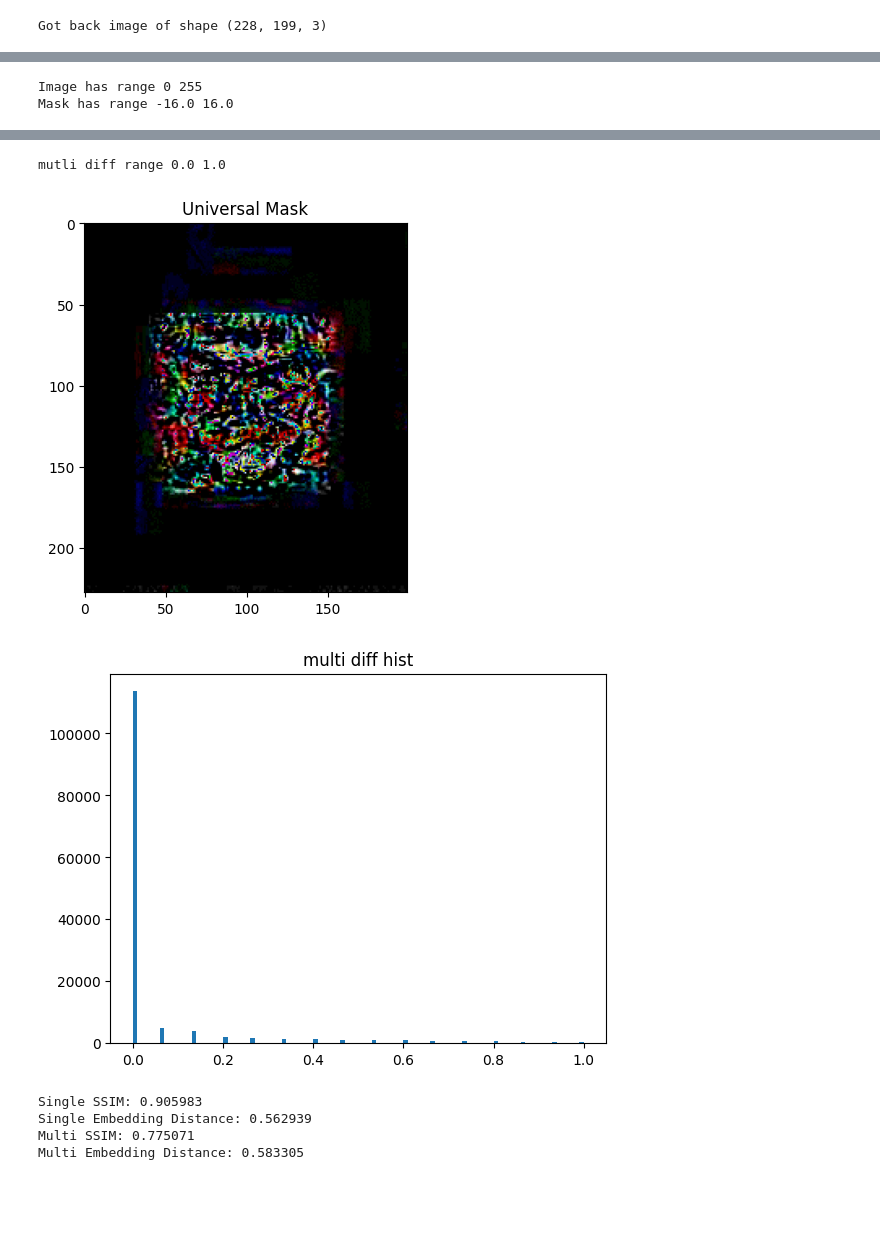
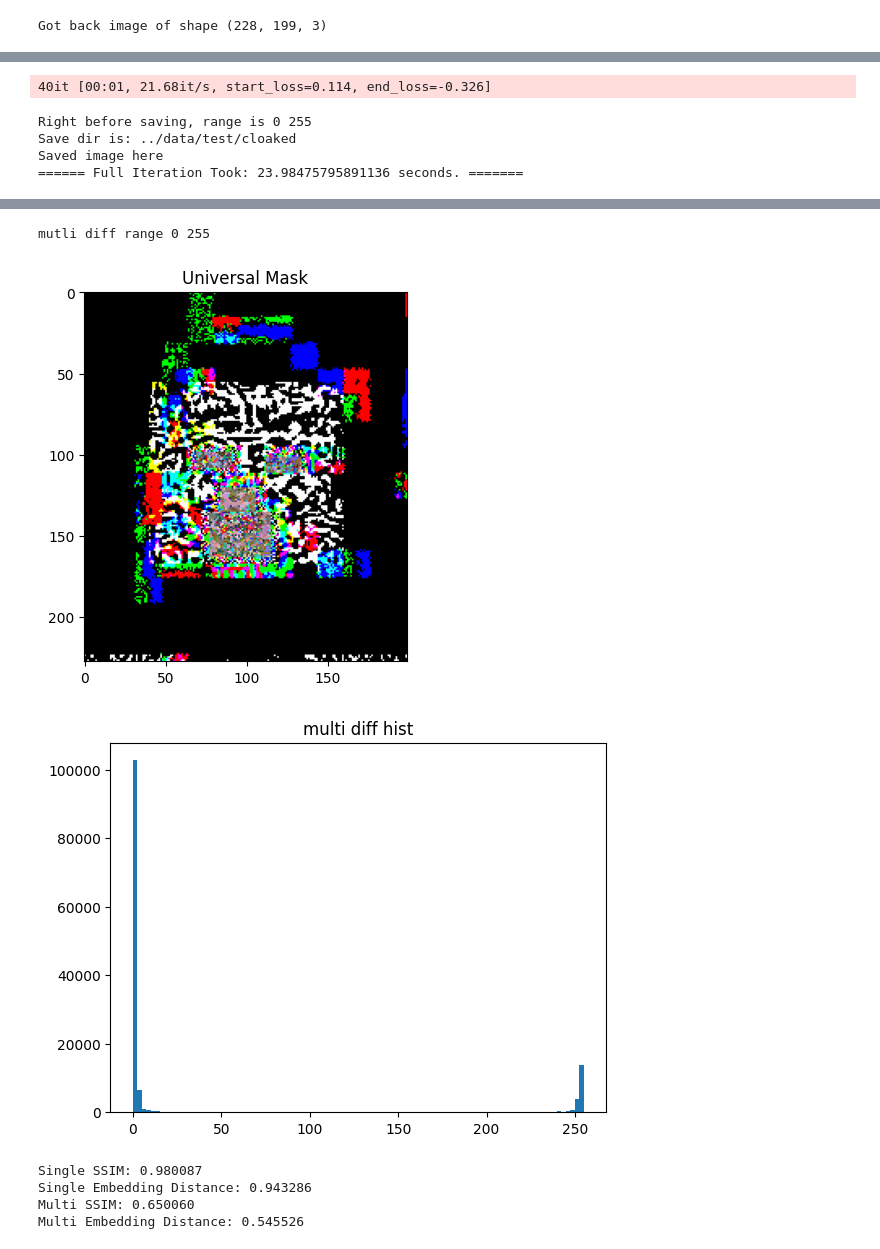
Before and after one commit to zacharyyahn/FaceCloak, a Jupyter notebook: src/experiments.ipynb, the cells around one changed output, grey strips where cells are left out. Saved outputs shown, nothing was run; the diff lists cells and outputs as text; code cells hidden in the pictures; blank space fills up the shorter version.

```diff
--- a/src/experiments.ipynb
+++ b/src/experiments.ipynb
@@ -9,7 +226,7 @@ import matplotlib.pyplot as plt
 import numpy as np
 import argparse
 from cloaker import Cloaker
-from cloak_functions import pgd_cloak, sgd_cloak, afog_cloak, pgd_cloak_multi, afog_cloak_multi, minmax_cloak
+from cloak_functions import pgd_cloak, sgd_cloak, afog_cloak, pgd_cloak_multi, afog_cloak_multi, minmax_cloak, pgd_cloak_sticker
 from loss_functions import fawkes_loss, triplet_loss, dssim_loss, lpips_loss, untarget_loss
 from dist_functions import cosine_dist, l2_dist
 from utils import preprocess_tanh, reverse_tanh, preprocess_divide, reverse_divide
@@ -24,7 +241,7 @@ import os
 device = torch.device("cuda") if torch.cuda.is_available() else torch.device("cpu")
 
 # Configure all of the variables
-dataset_path="../data/vggface_small_flat"
+dataset_path="../data/vggface_tiny_flat"
 extractor_path=None
 batch_size=1
 cropped_im_size = 112
@@ -37,22 +254,23 @@ extractor_type = "Facenet"
 distance_function = "cosine"
 norm_function = "divide"
 cloak_function = "pgd_cloak"
-multi_cloak_function = "afog_cloak_multi"
+multi_cloak_function = "pgd_cloak_sticker"
 cloak_loss = "triplet"
 multi_cloak_loss = "triplet"
 cloak_function_iters = 10
-multi_cloak_function_iters = 3
+multi_cloak_function_iters = 10
 cloak_function_step = 2.
-cloak_function_max_pert = 16
-multi_cloak_function_max_pert = 16
+cloak_function_max_pert = 4
+multi_cloak_function_max_pert = 4
 cloak_function_lr = 0.5
 cloak_percep_loss = "dssim"
 percep_loss_weight = 0.0
-mode = "minmax"
+mode = "multi"
 makeup_mode = None
 gen_save_path = "data/gen/notebook"
 num_gen_iterations=4
 gen_learning_rate=0.001
+num_images_to_generate=4
 
 cloak_function_step = cloak_function_step / 255.
 cloak_function_max_pert = cloak_function_max_pert / 255.
@@ -89,6 +307,7 @@ extractors = {
 cloak_funcs = {
         "pgd_cloak":pgd_cloak,
         "pgd_cloak_multi":pgd_cloak_multi,
+        "pgd_cloak_sticker":pgd_cloak_sticker,
         "minmax_cloak": minmax_cloak,
         "sgd_cloak":sgd_cloak,
         "afog_cloak":afog_cloak,
@@ -183,6 +402,7 @@ cloaker = Cloaker(
         percep_loss_weight = percep_loss_weight,
         mode=mode,
         num_gen_iterations=num_gen_iterations,
-        gen_learning_rate=gen_learning_rate
+        gen_learning_rate=gen_learning_rate,
+        num_images_to_generate=num_images_to_generate,
         )
 # %% [output]
@@ -285,8 +522,11 @@ import torch.nn.functional as F
 
 
 IMAGE_PATH = "n000432_006404.jpg"
-IMAGE_PATH_2 = "n000432_006404.jpg"
+#IMAGE_PATH = "n000432_005101.jpg"
 #IMAGE_PATH = "n000157_055901.jpg"
+#IMAGE_PATH = "n000012_022001.jpg"
+#IMAGE_PATH = "n000950_001601.jpg"
+#IMAGE_PATH = "n000492_028501.jpg"
 
 orig_im = cv2.imread("../data/vggface_tiny_flat/"+IMAGE_PATH)
 orig_im = cv2.cvtColor(orig_im, cv2.COLOR_BGR2RGB)
@@ -314,17 +554,17 @@ plt.show()
 # plt.hist(diff.flatten(), bins=100)
 # plt.show()
 
-cloaker.cloak_all_minmax(do_paths=["../data/vggface_tiny_flat/"+IMAGE_PATH], save_dir="../data/test/cloaked", gen_save_path="../data/test/gen")
+cloaker.cloak_all_multi(do_paths=["../data/vggface_tiny_flat/"+IMAGE_PATH], save_dir="../data/test/cloaked", gen_save_path="../data/test/gen")
 
-multi_cloaked_im = cv2.imread("../data/test/cloaked/"+IMAGE_PATH[:-4] + "_pre.jpg")
+multi_cloaked_im = cv2.imread("../data/test/cloaked/"+IMAGE_PATH[:-4] + ".jpg")
 multi_cloaked_im = cv2.cvtColor(multi_cloaked_im, cv2.COLOR_BGR2RGB)
 plt.imshow(multi_cloaked_im)
 plt.title("Universal Cloaked Image")
 plt.show()
 
 multi_diff = np.abs(orig_im - multi_cloaked_im)
-multi_diff = multi_diff * (multi_diff > 0) * (multi_diff < multi_cloak_function_max_pert * 255.0)
-multi_diff = (multi_diff - np.min(multi_diff)) / (np.max(multi_diff) - np.min(multi_diff))
+#multi_diff = multi_diff * (multi_diff > 0) * (multi_diff < multi_cloak_function_max_pert * 255.0)
+#multi_diff = (multi_diff - np.min(multi_diff)) / (np.max(multi_diff) - np.min(multi_diff))
 print("mutli diff range", np.min(multi_diff), np.max(multi_diff))
 plt.imshow(multi_diff)
 plt.title("Universal Mask")
@@ -335,8 +575,8 @@ plt.title("multi diff hist")
 plt.show()
 
 
-orig_im_2 = cv2.imread("../data/vggface_tiny_flat/"+IMAGE_PATH_2)
-orig_im_2 = cv2.cvtColor(orig_im_2, cv2.COLOR_BGR2RGB)
+# orig_im_2 = cv2.imread("../data/vggface_tiny_flat/"+IMAGE_PATH_2)
+# orig_im_2 = cv2.cvtColor(orig_im_2, cv2.COLOR_BGR2RGB)
 
 
 def get_embed_dist(im1, im2):
@@ -413,2 +653,5 @@ About to call minmax
-Image has range 0 255
-Mask has range -16.0 16.0
+40it [00:01, 21.68it/s, start_loss=0.114, end_loss=-0.326]
+Right before saving, range is 0 255
+Save dir is: ../data/test/cloaked
+Saved image here
+====== Full Iteration Took: 23.98475795891136 seconds. =======
@@ -416,10 +659,10 @@ Mask has range -16.0 16.0
-mutli diff range 0.0 1.0
+mutli diff range 0 255
-[figure, old version]
+[figure, new version]
-[figure, old version]
+[figure, new version]
-Single SSIM: 0.905983
-Single Embedding Distance: 0.562939
-Multi SSIM: 0.775071
-Multi Embedding Distance: 0.583305
+Single SSIM: 0.980087
+Single Embedding Distance: 0.943286
+Multi SSIM: 0.650060
+Multi Embedding Distance: 0.545526
 # %%
 import os
 os.environ["OMP_NUM_THREADS"] = "1"        # or a small number like 4
```
Also changed, not shown: parts of 8 cells of this notebook, 19 other files.
